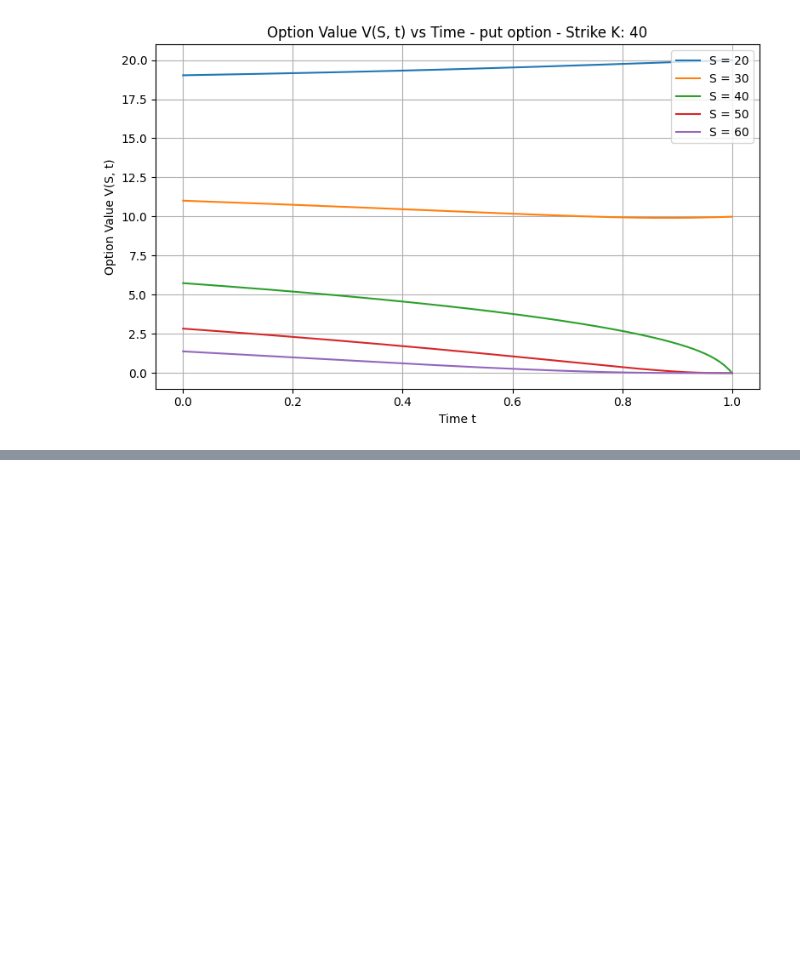
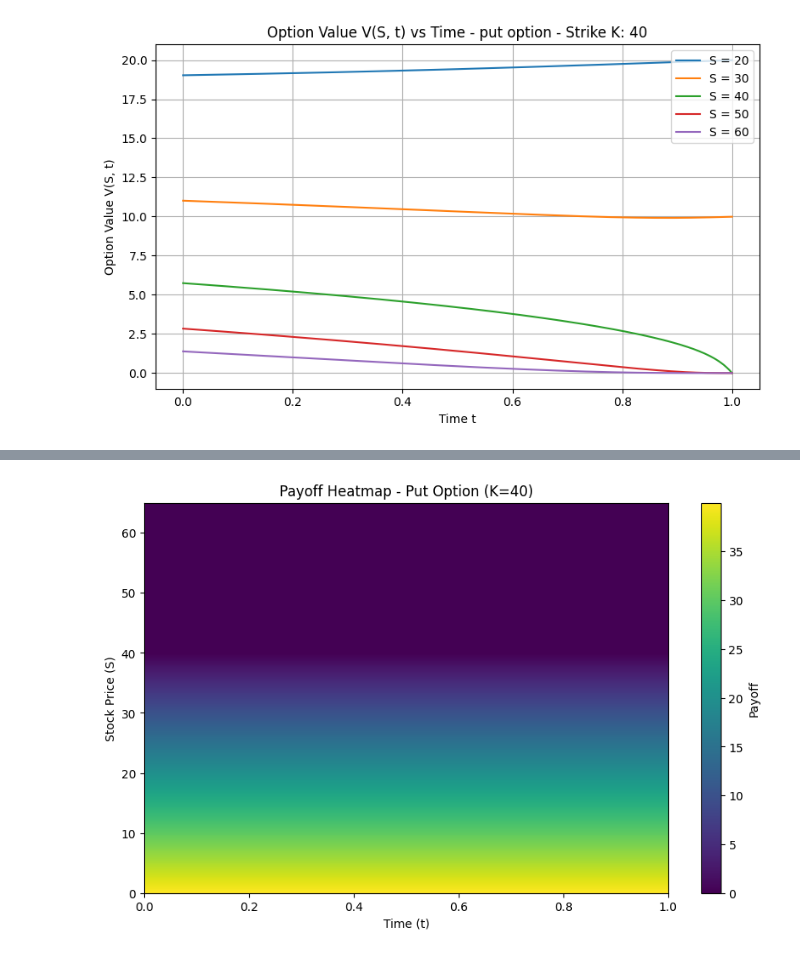
Before and after one commit to ChristophKnochenhauer/neural-optimal-stopping, a Jupyter notebook: implicit_method.ipynb, the cells around one changed output, grey strips where cells are left out. Saved outputs shown, nothing was run; the diff lists cells and outputs as text; code cells hidden in the pictures; blank space fills up the shorter version.

```diff
--- a/implicit_method.ipynb
+++ b/implicit_method.ipynb
@@ -162,0 +166,6 @@ plt. show()
+# %%
+def payoff(S):
+    if option_type == "put":
+        return max(K - S, 0)
+    else:  # call
+        return max(S - K, 0)
@@ -162,0 +197,25 @@ plt. show()
+# %%
+### Payoff Heatmap ###
+
+payoff_1d = np.array([payoff(S) for S in S_vals])  # shape (len(S_vals),)
+
+# Repeat across time axis to make a 2D grid
+payoff_grid = np.tile(payoff_1d[:, np.newaxis], (1, len(t_vals)))  # shape (len(S_vals), len(t_vals))
+
+# Plot the heatmap
+plt.figure(figsize=(10, 6))
+plt.imshow(
+    payoff_grid,
+    extent=(t_vals.min(), t_vals.max(), S_vals.min(), S_vals.max()),  # t on x, S on y
+    aspect='auto',
+    cmap='viridis',
+    origin='lower'
+)
+plt.colorbar(label='Payoff')
+plt.title(f"Payoff Heatmap - {option_type.capitalize()} Option (K={K})")
+plt.xlabel("Time (t)")
+plt.ylabel("Stock Price (S)")
+plt.ylim(0, 65)
+plt.show()
+# %% [output]
+[figure, added]
```
Also changed, not shown: parts of 9 cells of this notebook.
